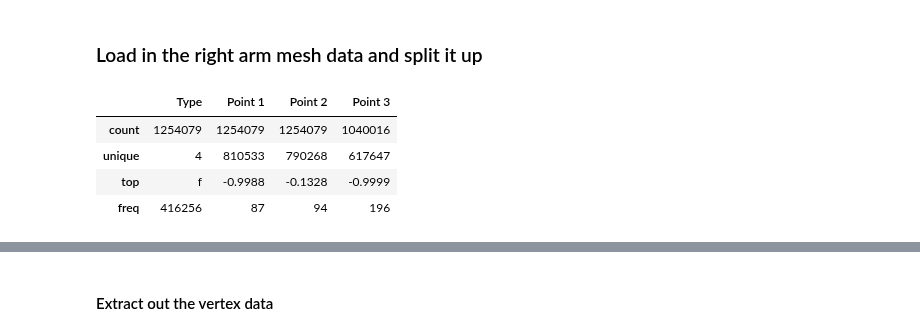
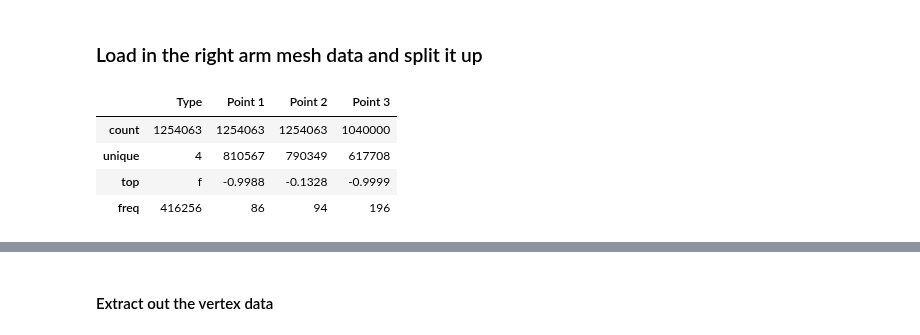
Before and after one commit to Nabizzle/Geodesic-Path-Finder, a Jupyter notebook: Code/UV to 3D Path.ipynb, the cells around one changed output, grey strips where cells are left out. Drawn from its saved outputs; the diff is of its cells as text; code cells hidden in the pictures.

```diff
--- a/Code/UV to 3D Path.ipynb
+++ b/Code/UV to 3D Path.ipynb
@@ -34,14 +34,14 @@ solver = pp3d.MeshHeatMethodDistanceSolver(V,F)
 # %% [markdown]
 ### Load in the right arm mesh data and split it up
 # %%
-mesh_data = pd.read_csv("../Models/Right Arm UV Mapped as Text.txt", names = ["Type", "Point 1", "Point 2", "Point 3"], delim_whitespace = True, dtype = str)
+mesh_data = pd.read_csv("../Models/Male Right Arm UV Mapped as Text.txt", names = ["Type", "Point 1", "Point 2", "Point 3"], delim_whitespace = True, dtype = str)
 mesh_data.describe()
 # %% [output]
 |  | Type | Point 1 | Point 2 | Point 3 |
-| count | 1254079 | 1254079 | 1254079 | 1040016 |
-| unique | 4 | 810533 | 790268 | 617647 |
+| count | 1254063 | 1254063 | 1254063 | 1040000 |
+| unique | 4 | 810567 | 790349 | 617708 |
 | top | f | -0.9988 | -0.1328 | -0.9999 |
-| freq | 416256 | 87 | 94 | 196 |
+| freq | 416256 | 86 | 94 | 196 |
 # %%
 grouped_mesh_data = mesh_data.groupby(["Type"])
 grouped_mesh_data.describe()
```
Also changed, not shown: parts of 11 cells of this notebook.
